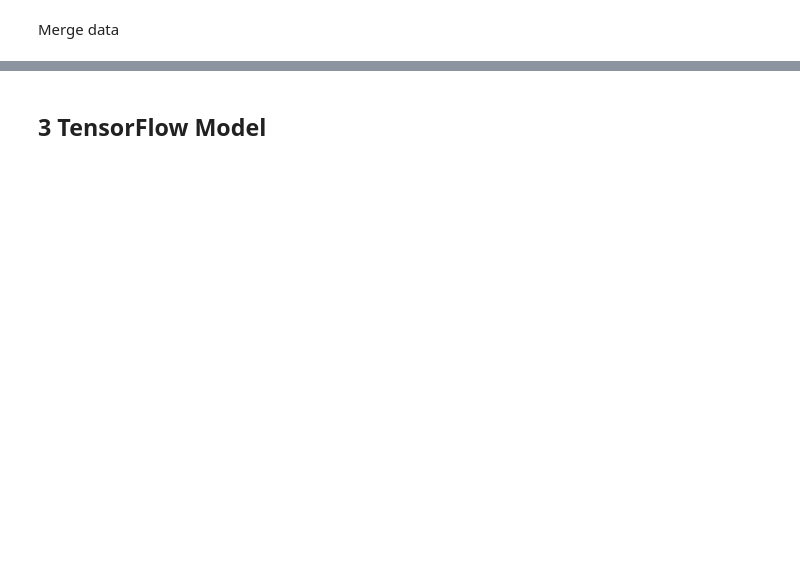
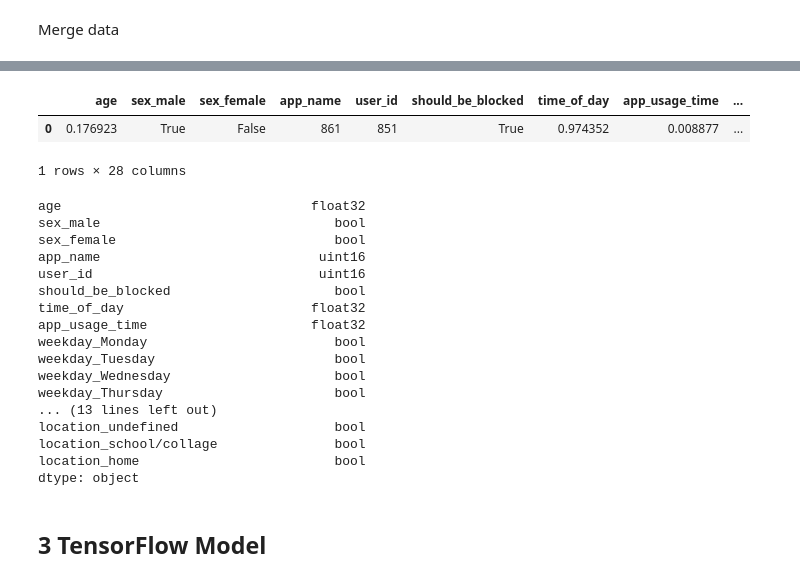
Before and after one commit to Time-Jar/machine-learning-model, a Jupyter notebook: model.ipynb, the cells around one changed output, grey strips where cells are left out. Drawn from its saved outputs; the diff is of its cells as text; code cells hidden in the pictures; blank space fills up the shorter version.

```diff
--- a/model.ipynb
+++ b/model.ipynb
@@ -355,2 +219,48 @@ display(df_user_location)
+# %%
+def reduce_dataframe_types(df_original):
+    """
+    Reduces dataframe types.
+    """
+    df = df_original.copy()
+
+    for col in df.columns:
+        if df[col].dtype == 'float64':
+            df[col] = df[col].astype('float32')
+        elif df[col].dtype == 'int64':
+            if col in ["app_name", "user_id"]:
+                df[col] = df[col].astype('uint16') # increase this if hash-encoding with larger bucket sizes
+            else:
+                df[col] = df[col].astype('bool') # all one-hot encoded things
+    return df
+# %%
+merged_df =  df_users_normalized.merge(df_user_app_usage_normalized, left_on='id', right_on='user_id')
+merged_df = hash_encode(merged_df, 'user_id', 1000) # hash-encoding upto 1000 users
+
+merged_df = merged_df.drop(columns=['id'])
+merged_df = reduce_dataframe_types(merged_df)
+
+display(merged_df.head())
+display(merged_df.dtypes)
+# %% [output]
+|  | age | sex_male | sex_female | app_name | user_id | should_be_blocked | time_of_day | app_usage_time | ... |
+| 0 | 0.176923 | True | False | 861 | 851 | True | 0.974352 | 0.008877 | ... |
+1 rows × 28 columns
+age                                float32
+sex_male                              bool
+sex_female                            bool
+app_name                            uint16
+user_id                             uint16
+should_be_blocked                     bool
+time_of_day                        float32
+app_usage_time                     float32
+weekday_Monday                        bool
+weekday_Tuesday                       bool
+weekday_Wednesday                     bool
+weekday_Thursday                      bool
+... (13 lines left out)
+location_undefined                    bool
+location_school/collage               bool
+location_home                         bool
+dtype: object
 # %% [markdown]
 ## 3 TensorFlow Model
```
Also changed, not shown: parts of 11 cells of this notebook, 4 other files.
